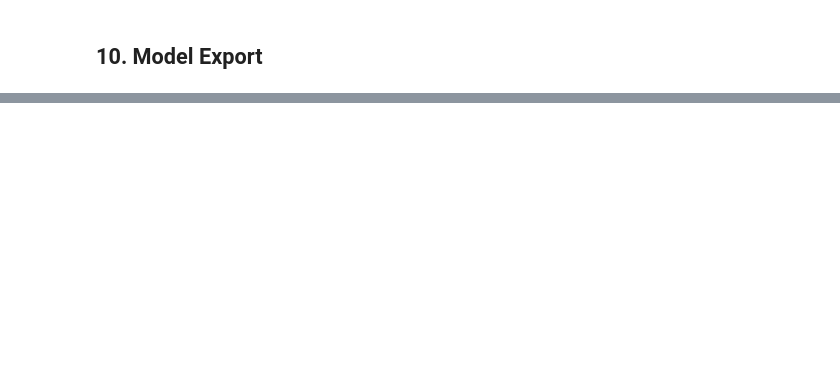
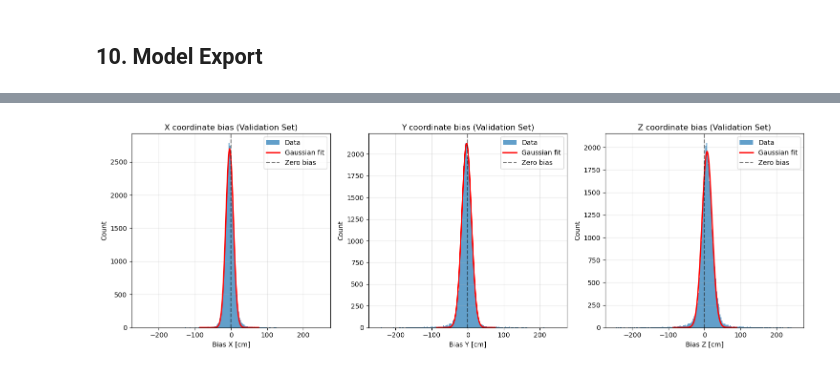
Before and after one commit to SBNSoftware/sbndcode, a Jupyter notebook: sbndcode/PosRecoCVN/training/PosRecoCNN_Training.ipynb, the cells around one changed output, grey strips where cells are left out. Drawn from its saved outputs; the diff is of its cells as text; code cells hidden in the pictures; blank space fills up the shorter version.

Commit message:
Training and testing jupyter notebooks development aimed at controlling resnet model training

```diff
--- a/sbndcode/PosRecoCVN/training/PosRecoCNN_Training.ipynb
+++ b/sbndcode/PosRecoCVN/training/PosRecoCNN_Training.ipynb
@@ -736,0 +730,14 @@ print(f"💾 Normalization factors saved to: {norm_file}")
+# %%
+# Make predictions on validation set
+print("🔮 Making predictions on validation set...")
+y_pred_scaled = Model.predict(x_val)
+
+# Convert back to original coordinates
+y_pred_original = inverse_scale_coordinates(y_pred_scaled, COORD_CONFIG['ranges'])
+y_val_original = inverse_scale_coordinates(y_val, COORD_CONFIG['ranges'])
+
+print(f"✅ Predictions completed for {len(y_val):,} validation events")
+print(f"Prediction ranges:")
+print(f"  X: [{np.min(y_pred_original[:, 0]):.1f}, {np.max(y_pred_original[:, 0]):.1f}]")
+print(f"  Y: [{np.min(y_pred_original[:, 1]):.1f}, {np.max(y_pred_original[:, 1]):.1f}]")
+print(f"  Z: [{np.min(y_pred_original[:, 2]):.1f}, {np.max(y_pred_original[:, 2]):.1f}]")
@@ -754,0 +754,80 @@ print(f"  Z: [{np.min(y_pred_original[:, 2]):.1f}, {np.max(y_pred_original[:, 2]
+# %%
+# Calculate differences (bias) and perform Gaussian fits
+diff_coords = y_pred_original - y_val_original
+coord_names = ['X', 'Y', 'Z']
+
+# Gaussian fit function
+def gaussian(x, a, x0, sigma):
+    return a * np.exp(-(x - x0)**2 / (2 * sigma**2))
+
+# Bias analysis plots
+fig, axs = plt.subplots(1, 3, figsize=(15, 5))
+bias_results = {}
+
+for i, coord in enumerate(coord_names):
+    diff = diff_coords[:, i]
+    config = ANALYSIS_CONFIG['bias_analysis']
+
+    # Create histogram
+    counts, bins, _ = axs[i].hist(
+        diff,
+        config['hist_bins'],
+        range=config['hist_ranges'][coord],
+        alpha=0.7,
+        label='Data'
+    )
+
+    # Prepare for Gaussian fit
+    bin_centers = (bins[:-1] + bins[1:]) / 2
+    fit_range = config['fit_ranges'][coord]
+
+    # Fit Gaussian
+    try:
+        p0 = [np.max(counts), 0, 50]
+        popt, _ = curve_fit(
+            gaussian,
+            bin_centers[fit_range[0]:fit_range[1]],
+            counts[fit_range[0]:fit_range[1]],
+            p0=p0
+        )
+
+        # Plot fit
+        x_fit = np.linspace(bin_centers[fit_range[0]], bin_centers[fit_range[1]], 100)
+        y_fit = gaussian(x_fit, *popt)
+        axs[i].plot(x_fit, y_fit, 'r-', linewidth=2, label='Gaussian fit')
+
+        # Store results
+        bias_results[coord] = {
+            'mean': popt[1],
+            'sigma': popt[2]
+        }
+
+    except Exception as e:
+        print(f"Warning: Could not fit Gaussian for {coord}: {e}")
+        bias_results[coord] = {
+            'mean': np.mean(diff),
+            'sigma': np.std(diff)
+        }
+
+    axs[i].axvline(0, color='black', linestyle='--', alpha=0.5, label='Zero bias')
+    axs[i].set_xlabel(f'Bias {coord} [cm]')
+    axs[i].set_ylabel('Count')
+    axs[i].set_title(f'{coord} coordinate bias (Validation Set)')
+    axs[i].legend()
+    axs[i].grid(True, alpha=0.3)
+
+plt.tight_layout()
+plt.show()
+
+# Print bias results
+print("\n📊 Validation Set Bias Analysis Results:")
+print("=" * 40)
+for coord in coord_names:
+    mean = bias_results[coord]['mean']
+    sigma = bias_results[coord]['sigma']
+    print(f"{coord} coordinate:")
+    print(f"  Mean bias: {mean:.2f} cm")
+    print(f"  Resolution (σ): {sigma:.2f} cm")
+    print()
+# %% [output]
+[figure, added]
```
Also changed, not shown: parts of 27 cells of this notebook, 5 other files.
